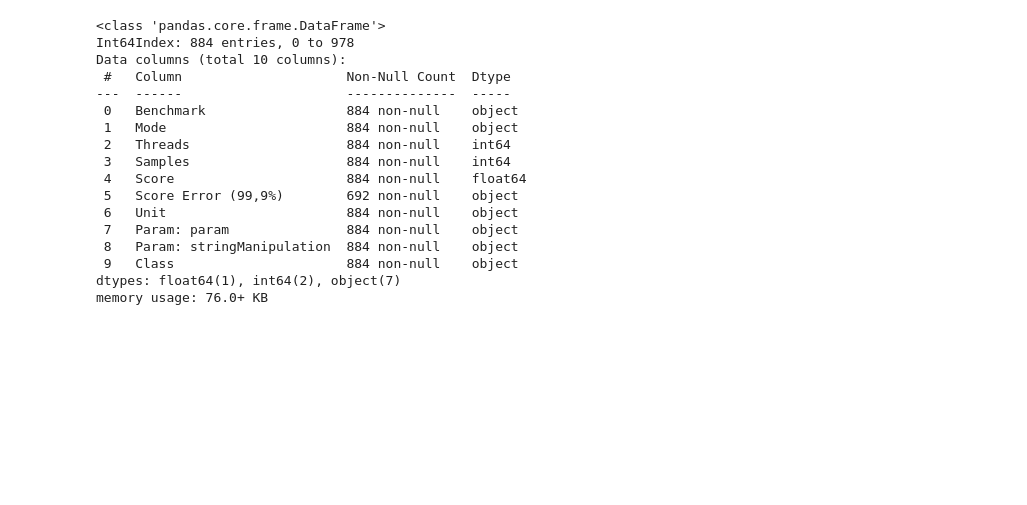
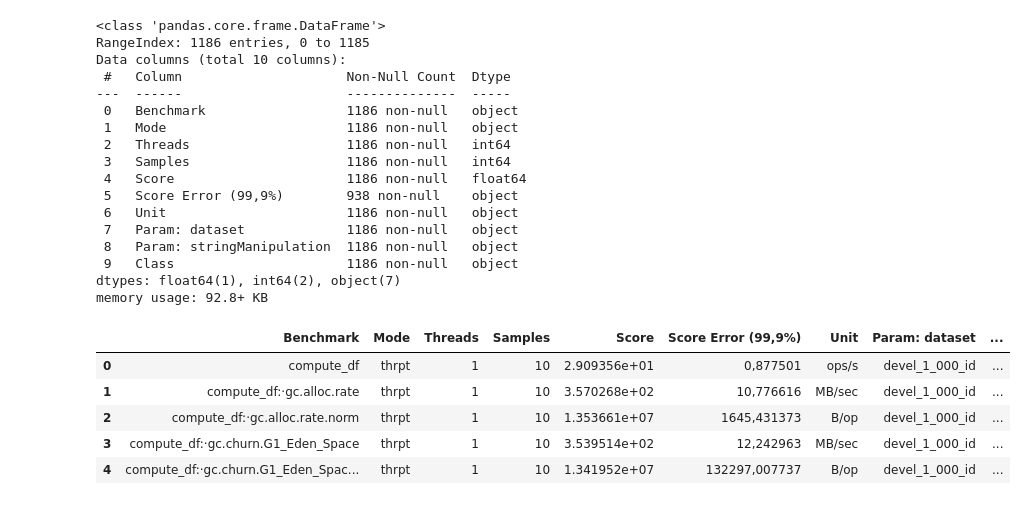
Before and after one commit to JohnVithor/TFiDF-Concorrente, a Jupyter notebook: comparator/grafics.ipynb, the cells around one changed output. Saved outputs shown, nothing was run; the diff lists cells and outputs as text; code cells hidden in the pictures; blank space fills up the shorter version.

```diff
--- a/comparator/grafics.ipynb
+++ b/comparator/grafics.ipynb
@@ -6,28 +6,37 @@ import seaborn as sns
 # %%
 dados = pd.read_csv("../all.csv")
 dados.Score = dados.Score.str.replace(',', '.').astype(float)
-dados.Benchmark = dados.Benchmark.str.removeprefix("jv.microbenchmark.runners.")
+dados.Benchmark = dados.Benchmark.str.removeprefix("jv.microbenchmark.runners.tfidf.")
 dados["Class"] = dados.Benchmark.str.split("Runner.").str[0]
 dados["Benchmark"] = dados.Benchmark.str.split("Runner.").str[1]
 dados.dropna(subset = ['Score'], inplace=True)
 dados.info()
 # %% [output]
 <class 'pandas.core.frame.DataFrame'>
-Int64Index: 884 entries, 0 to 978
+RangeIndex: 1186 entries, 0 to 1185
 Data columns (total 10 columns):
  #   Column                     Non-Null Count  Dtype
 ---  ------                     --------------  -----
- 0   Benchmark                  884 non-null    object
- 1   Mode                       884 non-null    object
- 2   Threads                    884 non-null    int64
- 3   Samples                    884 non-null    int64
- 4   Score                      884 non-null    float64
- 5   Score Error (99,9%)        692 non-null    object
- 6   Unit                       884 non-null    object
- 7   Param: param               884 non-null    object
- 8   Param: stringManipulation  884 non-null    object
- 9   Class                      884 non-null    object
+ 0   Benchmark                  1186 non-null   object
+ 1   Mode                       1186 non-null   object
+ 2   Threads                    1186 non-null   int64
+ 3   Samples                    1186 non-null   int64
+ 4   Score                      1186 non-null   float64
+ 5   Score Error (99,9%)        938 non-null    object
+ 6   Unit                       1186 non-null   object
+ 7   Param: dataset             1186 non-null   object
+ 8   Param: stringManipulation  1186 non-null   object
+ 9   Class                      1186 non-null   object
 dtypes: float64(1), int64(2), object(7)
-memory usage: 76.0+ KB
+memory usage: 92.8+ KB
+# %%
+dados.head()
+# %% [output]
+|  | Benchmark | Mode | Threads | Samples | Score | Score Error (99,9%) | Unit | Param: dataset | ... |
+| 0 | compute_df | thrpt | 1 | 10 | 2.909356e+01 | 0,877501 | ops/s | devel_1_000_id | ... |
+| 1 | compute_df:·gc.alloc.rate | thrpt | 1 | 10 | 3.570268e+02 | 10,776616 | MB/sec | devel_1_000_id | ... |
+| 2 | compute_df:·gc.alloc.rate.norm | thrpt | 1 | 10 | 1.353661e+07 | 1645,431373 | B/op | devel_1_000_id | ... |
+| 3 | compute_df:·gc.churn.G1_Eden_Space | thrpt | 1 | 10 | 3.539514e+02 | 12,242963 | MB/sec | devel_1_000_id | ... |
+| 4 | compute_df:·gc.churn.G1_Eden_Spac... | thrpt | 1 | 10 | 1.341952e+07 | 132297,007737 | B/op | devel_1_000_id | ... |
 # %%
 g = sns.catplot(
```
Also changed, not shown: parts of 1 cell of this notebook, 5 other files.
